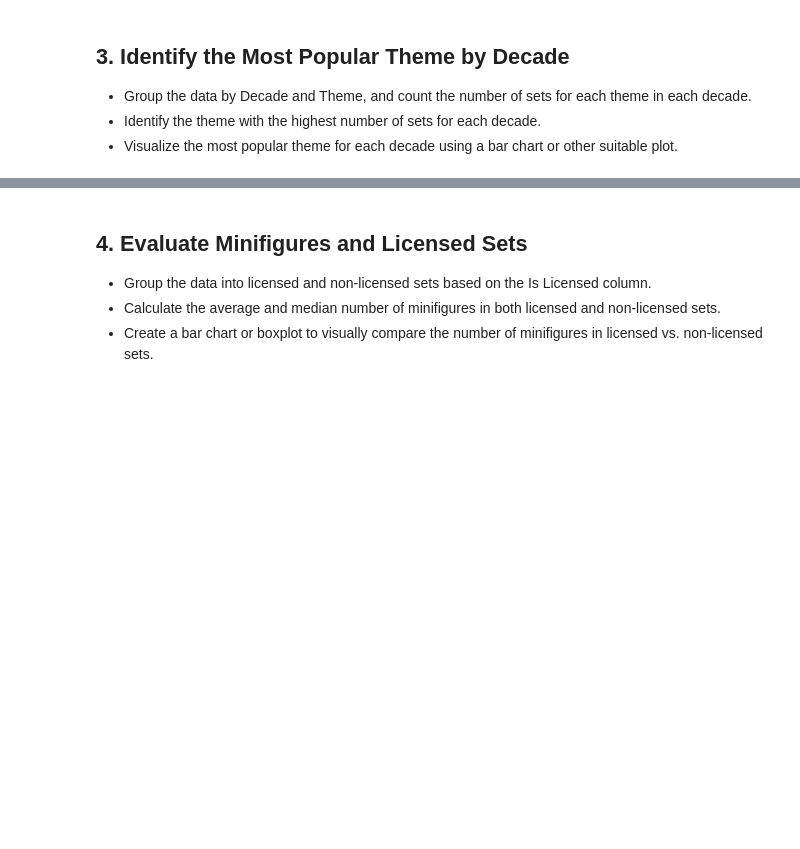
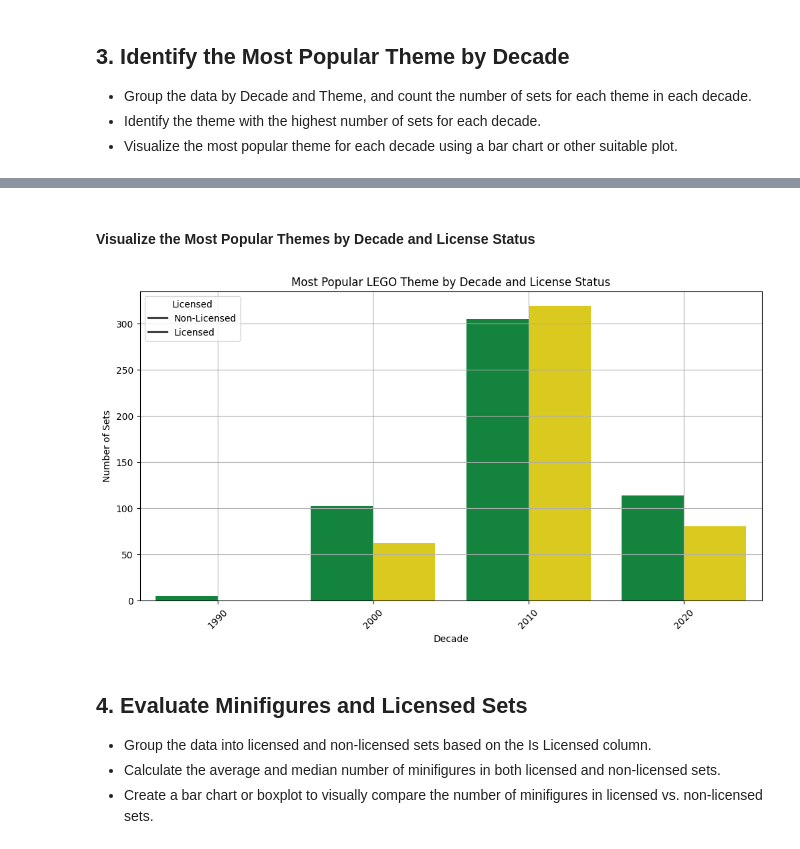
Before and after one commit to bruhu/lego-sets-analysis, a Jupyter notebook: notebooks/2_LEGO_set_analysis.ipynb, the cells around one changed output, grey strips where cells are left out. Cells and saved outputs as stored; diff of their text form; code cells hidden in the pictures; blank space fills up the shorter version.

```diff
--- a/notebooks/2_LEGO_set_analysis.ipynb
+++ b/notebooks/2_LEGO_set_analysis.ipynb
@@ -200,0 +213,2 @@ Branding colors (Hex):
+# %%
+theme_count_by_decade_license = lego_df.groupby(['release_decade', 'theme_name', 'is_licensed']).size().reset_index(name='set_count')
@@ -201,3 +217,24 @@ Branding colors (Hex):
+# %%
+most_popular_themes_license = theme_count_by_decade_license.loc[theme_count_by_decade_license.groupby(['release_decade', 'is_licensed'])['set_count'].idxmax()]
+# %% [markdown]
+#### **Visualize the Most Popular Themes by Decade and License Status**
+# %%
+# custom LEGO colors
+lego_colors = ['#009639', '#F9E200']
+
+plt.figure(figsize=(12, 6))
+
+sns.barplot(x='release_decade', y='set_count', hue='is_licensed', data=most_popular_themes_license, palette=lego_colors)
+
+plt.title('Most Popular LEGO Theme by Decade and License Status')
+plt.xlabel('Decade')
+plt.ylabel('Number of Sets')
+plt.xticks(rotation=45)
+plt.legend(title='Licensed', loc='upper left', labels=['Non-Licensed', 'Licensed'])
+plt.grid(True)
+plt.show()
+# %% [output]
+[figure, added]
 # %% [markdown]
 ## 4. Evaluate Minifigures and Licensed Sets
 - Group the data into licensed and non-licensed sets based on the Is Licensed column.
```
Also changed, not shown: parts of 10 cells of this notebook.
